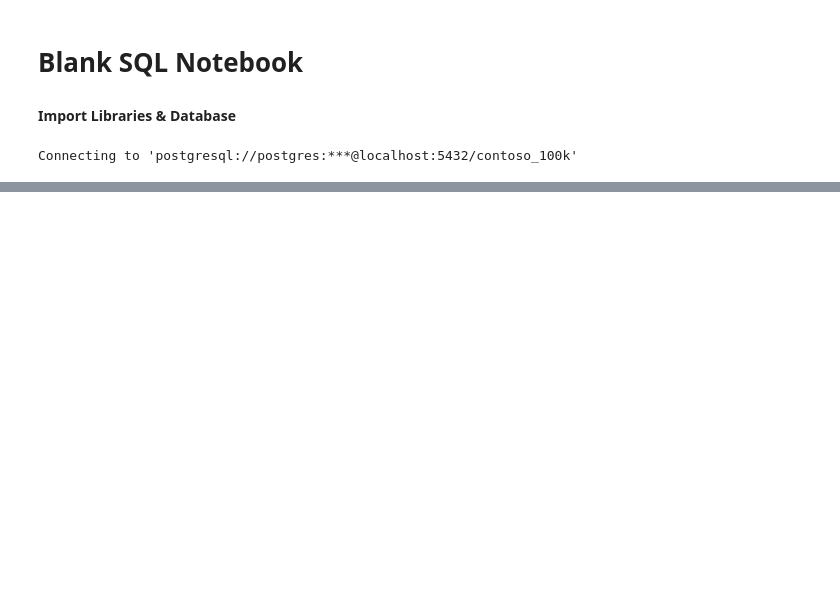
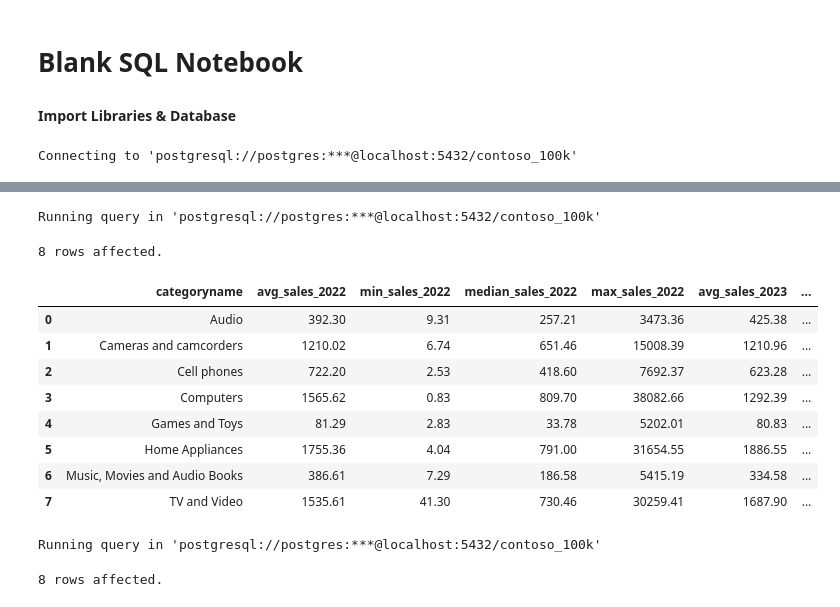
Before and after one commit to AryanPatel3625/Contoso_sales_analysis_using_advanced_sql, a Jupyter notebook: Resources/Blank_SQL_Notebook.ipynb, the cells around one changed output, grey strips where cells are left out. Drawn from its saved outputs; the diff is of its cells as text; code cells hidden in the pictures; blank space fills up the shorter version.

```diff
--- a/Resources/Blank_SQL_Notebook.ipynb
+++ b/Resources/Blank_SQL_Notebook.ipynb
@@ -284,0 +238,47 @@ Running query in 'postgresql://postgres:***@localhost:5432/contoso_100k'
+# %%
+%%sql
+SELECT
+  p.categoryname,
+  AVG(CASE WHEN  s.orderdate BETWEEN '2022-01-01' AND '2022-12-31' THEN  s.quantity * s.netprice* s.exchangerate END) as avg_sales_2022,
+  MIN(CASE WHEN  s.orderdate BETWEEN '2022-01-01' AND '2022-12-31' THEN  s.quantity * s.netprice* s.exchangerate END) as min_sales_2022,
+  PERCENTILE_CONT(.5) WITHIN GROUP (ORDER BY (CASE WHEN s.orderdate BETWEEN '2022-01-01' AND '2022-12-31' THEN s.quantity * s.netprice* s.exchangerate END)) AS median_sales_2022,
+  MAX(CASE WHEN  s.orderdate BETWEEN '2022-01-01' AND '2022-12-31' THEN  s.quantity * s.netprice* s.exchangerate END) as max_sales_2022,
+  AVG(CASE WHEN  s.orderdate BETWEEN '2023-01-01' AND '2023-12-31' THEN  s.quantity* s.netprice* s.exchangerate END) as avg_sales_2023,
+  MIN(CASE WHEN  s.orderdate BETWEEN '2023-01-01' AND '2023-12-31' THEN  s.quantity* s.netprice* s.exchangerate END) as min_sales_2023,
+  PERCENTILE_CONT(.5) WITHIN GROUP (ORDER BY (CASE WHEN s.orderdate BETWEEN '2023-01-01' AND '2023-12-31' THEN s.quantity * s.netprice* s.exchangerate END)) AS median_sales_2023,
+  MAX(CASE WHEN  s.orderdate BETWEEN '2023-01-01' AND '2023-12-31' THEN  s.quantity* s.netprice* s.exchangerate END) as max_sales_2023
+FROM
+  sales s
+  LEFT JOIN product p ON s.productkey = p.productkey
+GROUP BY
+  p.categoryname
+ORDER BY
+  p.categoryname;
+# %% [output]
+Running query in 'postgresql://postgres:***@localhost:5432/contoso_100k'
+8 rows affected.
+|  | categoryname | avg_sales_2022 | min_sales_2022 | median_sales_2022 | max_sales_2022 | avg_sales_2023 | ... |
+| 0 | Audio | 392.30 | 9.31 | 257.21 | 3473.36 | 425.38 | ... |
+| 1 | Cameras and camcorders | 1210.02 | 6.74 | 651.46 | 15008.39 | 1210.96 | ... |
+| 2 | Cell phones | 722.20 | 2.53 | 418.60 | 7692.37 | 623.28 | ... |
+| 3 | Computers | 1565.62 | 0.83 | 809.70 | 38082.66 | 1292.39 | ... |
+| 4 | Games and Toys | 81.29 | 2.83 | 33.78 | 5202.01 | 80.83 | ... |
+| 5 | Home Appliances | 1755.36 | 4.04 | 791.00 | 31654.55 | 1886.55 | ... |
+| 6 | Music, Movies and Audio Books | 386.61 | 7.29 | 186.58 | 5415.19 | 334.58 | ... |
+| 7 | TV and Video | 1535.61 | 41.30 | 730.46 | 30259.41 | 1687.90 | ... |
+# %%
+%%sql median_sales_df <<
+SELECT
+  p.categoryname,
+  PERCENTILE_CONT(.5) WITHIN GROUP (ORDER BY (CASE WHEN s.orderdate BETWEEN '2022-01-01' AND '2022-12-31' THEN s.quantity * s.netprice* s.exchangerate END)) AS y2022_median_sales,
+  PERCENTILE_CONT(.5) WITHIN GROUP (ORDER BY (CASE WHEN s.orderdate BETWEEN '2023-01-01' AND '2023-12-31' THEN s.quantity * s.netprice* s.exchangerate END)) AS y2023_median_sales
+FROM
+  sales s
+  LEFT JOIN product p ON s.productkey = p.productkey
+GROUP BY
+  p.categoryname
+ORDER BY
+  p.categoryname;
+# %% [output]
+Running query in 'postgresql://postgres:***@localhost:5432/contoso_100k'
+8 rows affected.
```
Also changed, not shown: parts of 19 cells of this notebook.
